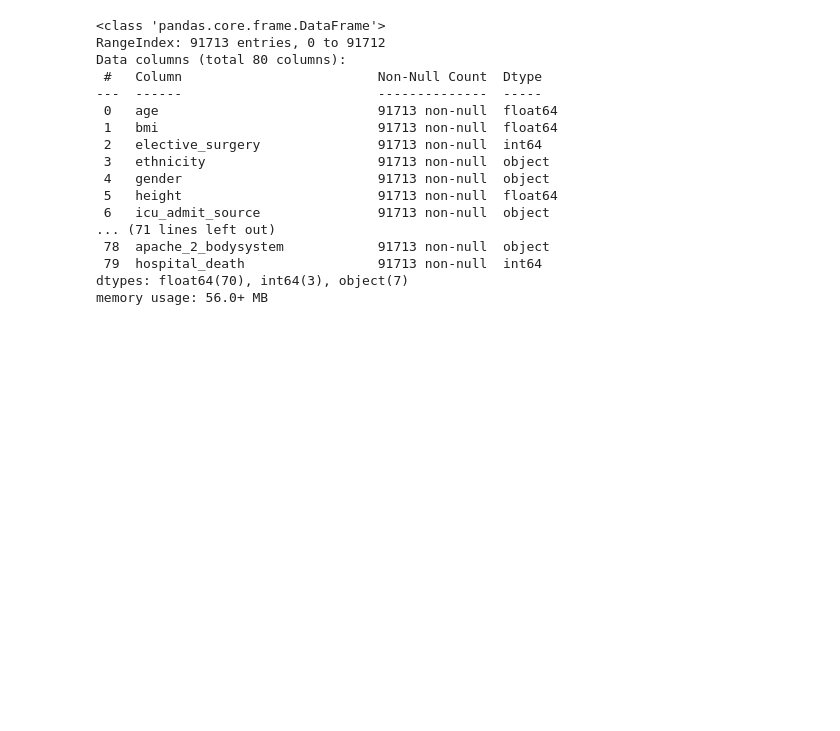
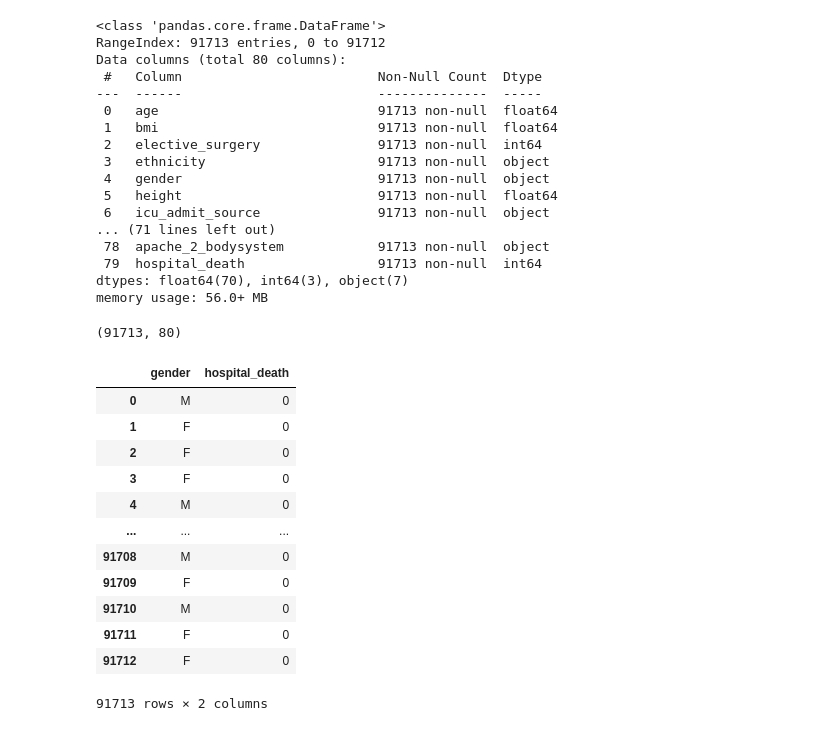
Before and after one commit to EmileJ11/MachineLearning, a Jupyter notebook: ml.ipynb, the cells around one changed output. Drawn from its saved outputs; the diff is of its cells as text; code cells hidden in the pictures; blank space fills up the shorter version.

```diff
--- a/ml.ipynb
+++ b/ml.ipynb
@@ -115,3 +97,23 @@ Data columns (total 80 columns):
  79  hospital_death                 91713 non-null  int64
 dtypes: float64(70), int64(3), object(7)
 memory usage: 56.0+ MB
+# %%
+df.shape
+# %% [output]
+(91713, 80)
+# %%
+gender = df[['gender','hospital_death']]
+# %% [output]
+|  | gender | hospital_death |
+| 0 | M | 0 |
+| 1 | F | 0 |
+| 2 | F | 0 |
+| 3 | F | 0 |
+| 4 | M | 0 |
+| ... | ... | ... |
+| 91708 | M | 0 |
+| 91709 | F | 0 |
+| 91710 | M | 0 |
+| 91711 | F | 0 |
+| 91712 | F | 0 |
+91713 rows × 2 columns
```
Also changed, not shown: parts of 1 cell of this notebook.
